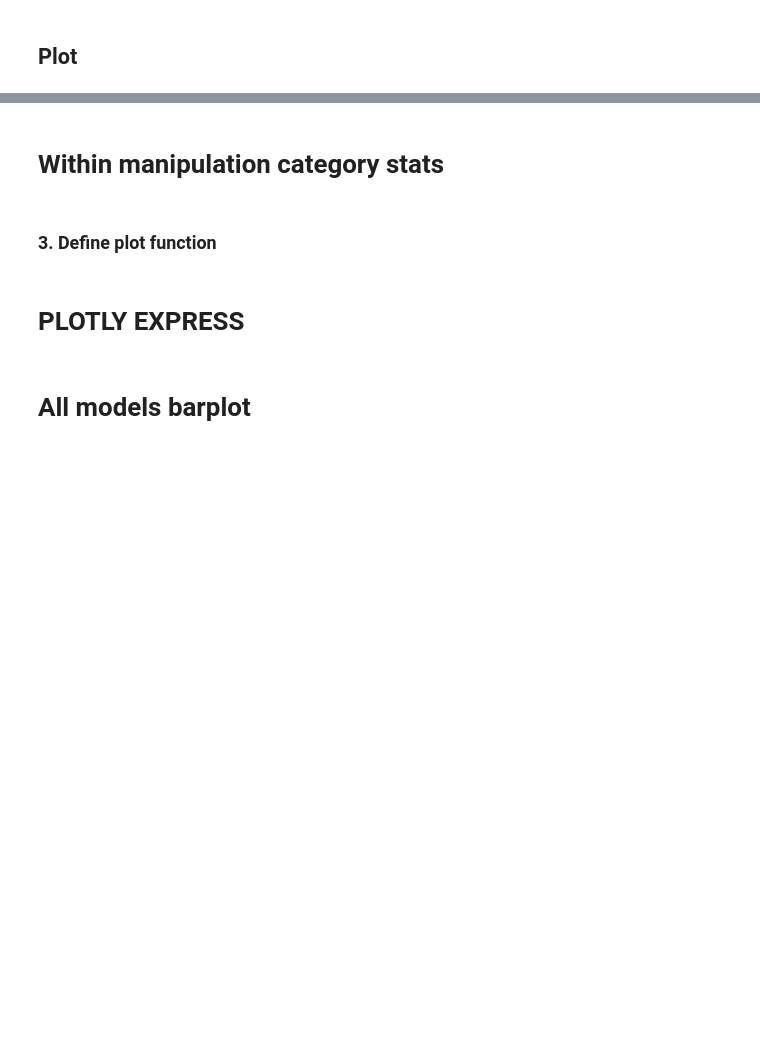
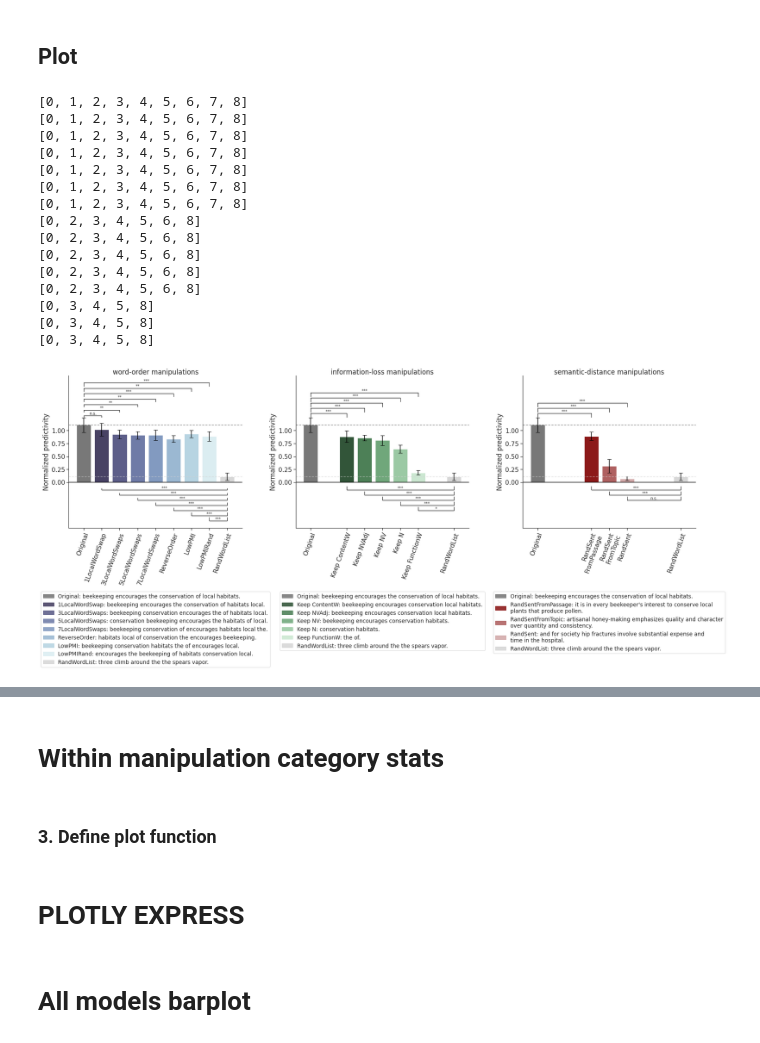
Before and after one commit to carina-kauf/perturbed-neural-nlp, a Jupyter notebook: analysis/newest_match2brain_plot.ipynb, the cells around one changed output, grey strips where cells are left out. Saved outputs shown, nothing was run; the diff lists cells and outputs as text; code cells hidden in the pictures; blank space fills up the shorter version.

```diff
--- a/analysis/newest_match2brain_plot.ipynb
+++ b/analysis/newest_match2brain_plot.ipynb
@@ -481,7 +554,7 @@ for ind, current_category in enumerate(categories):
 
         idx_random = conditions.index("RandWordList") - to_add
 
-        positions = [i for i, score in enumerate(scores) if not np.isnan(score)]https://www.youtube.com/watch?v=7GjCtCTZKxQ
+        positions = [i for i, score in enumerate(scores) if not np.isnan(score)]
         print(positions)
 
         #add stats annotations for comparison with original score
@@ -520,33 +593,50 @@ for ind, current_category in enumerate(categories):
     stimuli = [x for x in stimuli if x]
     # add the legend
     f2_ax[-1].legend(title='', labels=stimuli, handles=patches,
                      loc='upper center', bbox_to_anchor=(0.5, -0.4),
                      title_fontsize=15, prop={'size': 13.5})
 
 
     #f2_ax[-1].set_ylim([-0.1 + -0.1*num_bars[ind], 1.25 + 0.1*num_bars[ind]])
 
     # TICKS
     ## to get current ones: f2_ax[-1].get_yticks()
     if ind == 0:
         yticks = [0, 0.25, 0.5, 0.75, 1]
         f2_ax[-1].set_yticks(yticks)
     #set yticks
     f2_ax[-1].set_xticks(positions)
     xticknames = ["\nFrom".join(elm.split("From")) for elm in conditions]
     f2_ax[-1].set_xticklabels([x for x in xticknames if x], rotation=70, ha="right", rotation_mode="anchor")
 
     f2_ax[-1].set_ylabel('Normalized predictivity')
 
     f2_ax[-1].set_title(f"{current_category} manipulations",pad=0.5)
 
     plt.tight_layout()
 
 save=True
 if save:
     if not (randomnouns or length_control):
         plt.savefig(f'results_paper/figure1+2/{approach}.svg', dpi=180)
         plt.savefig(f'results_paper/figure1+2/{approach}.png', dpi=180, bbox_inches='tight')
+# %% [output]
+[0, 1, 2, 3, 4, 5, 6, 7, 8]
+[0, 1, 2, 3, 4, 5, 6, 7, 8]
+[0, 1, 2, 3, 4, 5, 6, 7, 8]
+[0, 1, 2, 3, 4, 5, 6, 7, 8]
+[0, 1, 2, 3, 4, 5, 6, 7, 8]
+[0, 1, 2, 3, 4, 5, 6, 7, 8]
+[0, 1, 2, 3, 4, 5, 6, 7, 8]
+[0, 2, 3, 4, 5, 6, 8]
+[0, 2, 3, 4, 5, 6, 8]
+[0, 2, 3, 4, 5, 6, 8]
+[0, 2, 3, 4, 5, 6, 8]
+[0, 2, 3, 4, 5, 6, 8]
+[0, 3, 4, 5, 8]
+[0, 3, 4, 5, 8]
+[0, 3, 4, 5, 8]
+[figure, added]
 # %%
 #VERTICAL STACKING
 if save and (approach == "TrainIntact-TestPerturbed:contextualized" or length_control):
```
Also changed, not shown: parts of 10 cells of this notebook, 1 other file.
